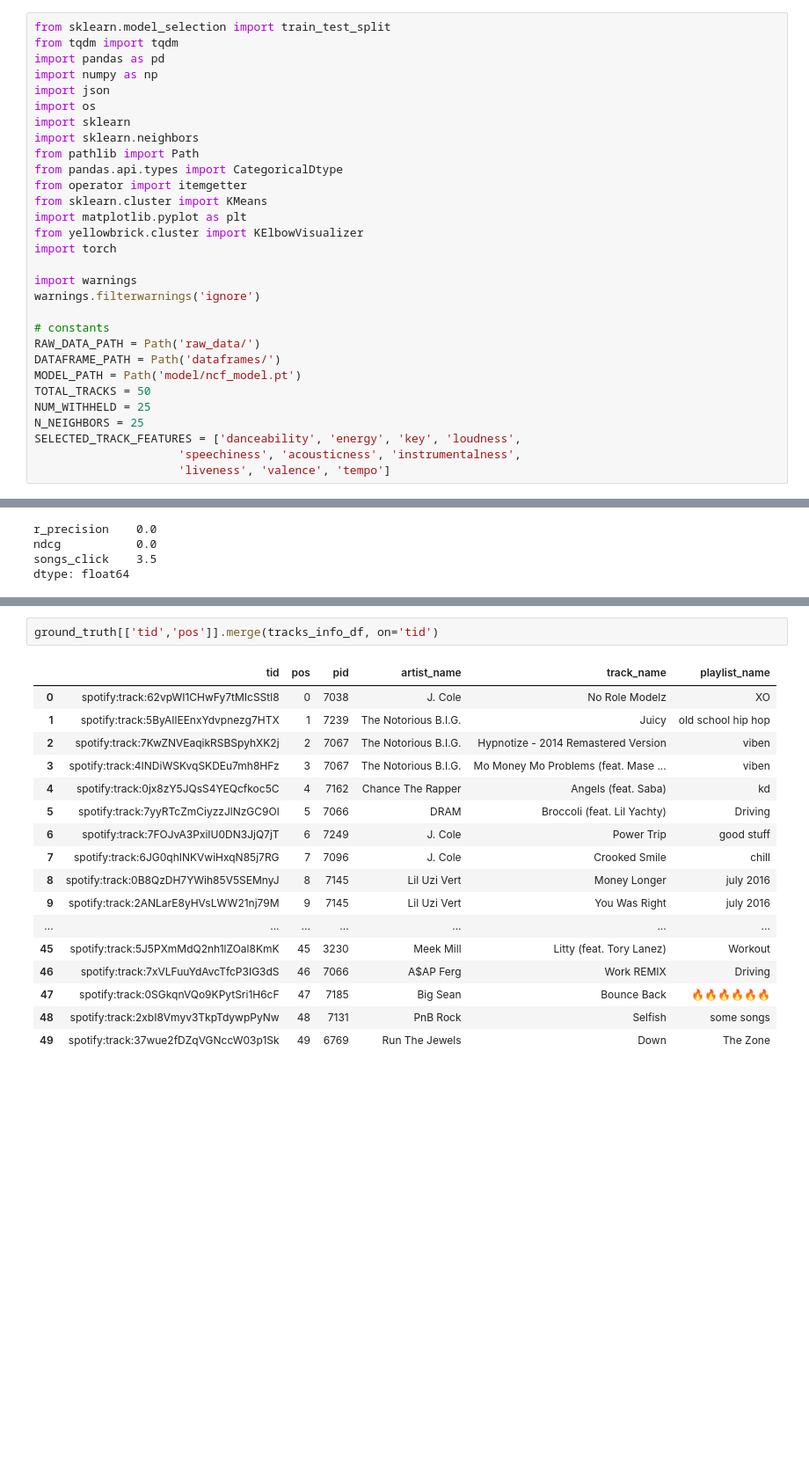
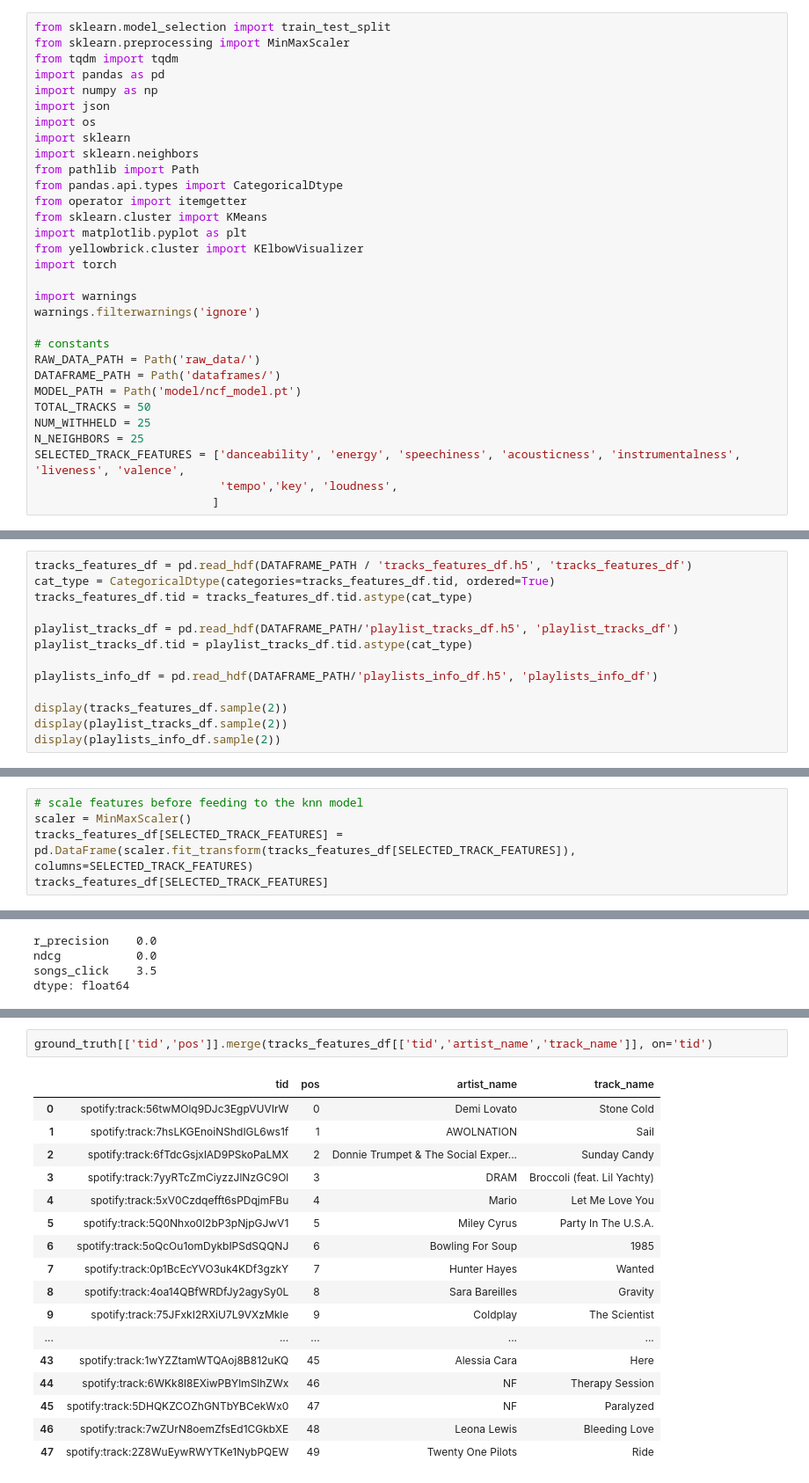
Before and after one commit to icarus08/ml-spotify-recommendations, a Jupyter notebook: knn_ncf_torch.ipynb, the cells around one changed output, grey strips where cells are left out. Shown at 88% size. Saved outputs shown, nothing was run; the diff lists cells and outputs as text; blank space fills up the shorter version.

```diff
--- a/knn_ncf_torch.ipynb
+++ b/knn_ncf_torch.ipynb
@@ -1,5 +1,6 @@
 # %%
 from sklearn.model_selection import train_test_split
+from sklearn.preprocessing import MinMaxScaler
 from tqdm import tqdm
 import pandas as pd
 import numpy as np
@@ -25,6 +26,6 @@ MODEL_PATH = Path('model/ncf_model.pt')
 TOTAL_TRACKS = 50
 NUM_WITHHELD = 25
 N_NEIGHBORS = 25
-SELECTED_TRACK_FEATURES = ['danceability', 'energy', 'key', 'loudness',
-                     'speechiness', 'acousticness', 'instrumentalness',
-                     'liveness', 'valence', 'tempo']
+SELECTED_TRACK_FEATURES = ['danceability', 'energy', 'speechiness', 'acousticness', 'instrumentalness',                     'liveness', 'valence',
+                           'tempo','key', 'loudness',
+                          ]
@@ -92,0 +32,13 @@ playlist_tracks_df
+# %%
+tracks_features_df = pd.read_hdf(DATAFRAME_PATH / 'tracks_features_df.h5', 'tracks_features_df')
+cat_type = CategoricalDtype(categories=tracks_features_df.tid, ordered=True)
+tracks_features_df.tid = tracks_features_df.tid.astype(cat_type)
+
+playlist_tracks_df = pd.read_hdf(DATAFRAME_PATH/'playlist_tracks_df.h5', 'playlist_tracks_df')
+playlist_tracks_df.tid = playlist_tracks_df.tid.astype(cat_type)
+
+playlists_info_df = pd.read_hdf(DATAFRAME_PATH/'playlists_info_df.h5', 'playlists_info_df')
+
+display(tracks_features_df.sample(2))
+display(playlist_tracks_df.sample(2))
+display(playlists_info_df.sample(2))
@@ -92,0 +55,5 @@ playlist_tracks_df
+# %%
+# scale features before feeding to the knn model
+scaler = MinMaxScaler()
+tracks_features_df[SELECTED_TRACK_FEATURES] = pd.DataFrame(scaler.fit_transform(tracks_features_df[SELECTED_TRACK_FEATURES]), columns=SELECTED_TRACK_FEATURES)
+tracks_features_df[SELECTED_TRACK_FEATURES]
@@ -505,20 +468,20 @@ test_playlist_tracks_incomplete_df.query('pid == @playlist_for_test')[['tid','po
 # %%
-ground_truth[['tid','pos']].merge(tracks_info_df, on='tid')
+ground_truth[['tid','pos']].merge(tracks_features_df[['tid','artist_name','track_name']], on='tid')
 # %% [output]
-|  | tid | pos | pid | artist_name | track_name | playlist_name |
-| 0 | spotify:track:62vpWI1CHwFy7tMIcSStl8 | 0 | 7038 | J. Cole | No Role Modelz | XO |
-| 1 | spotify:track:5ByAIlEEnxYdvpnezg7HTX | 1 | 7239 | The Notorious B.I.G. | Juicy | old school hip hop |
-| 2 | spotify:track:7KwZNVEaqikRSBSpyhXK2j | 2 | 7067 | The Notorious B.I.G. | Hypnotize - 2014 Remastered Version | viben |
-| 3 | spotify:track:4INDiWSKvqSKDEu7mh8HFz | 3 | 7067 | The Notorious B.I.G. | Mo Money Mo Problems (feat. Mase ... | viben |
-| 4 | spotify:track:0jx8zY5JQsS4YEQcfkoc5C | 4 | 7162 | Chance The Rapper | Angels (feat. Saba) | kd |
-| 5 | spotify:track:7yyRTcZmCiyzzJlNzGC9Ol | 5 | 7066 | DRAM | Broccoli (feat. Lil Yachty) | Driving |
-| 6 | spotify:track:7FOJvA3PxiIU0DN3JjQ7jT | 6 | 7249 | J. Cole | Power Trip | good stuff |
-| 7 | spotify:track:6JG0qhINKVwiHxqN85j7RG | 7 | 7096 | J. Cole | Crooked Smile | chill |
-| 8 | spotify:track:0B8QzDH7YWih85V5SEMnyJ | 8 | 7145 | Lil Uzi Vert | Money Longer | july 2016 |
-| 9 | spotify:track:2ANLarE8yHVsLWW21nj79M | 9 | 7145 | Lil Uzi Vert | You Was Right | july 2016 |
-| ... | ... | ... | ... | ... | ... | ... |
-| 45 | spotify:track:5J5PXmMdQ2nh1lZOal8KmK | 45 | 3230 | Meek Mill | Litty (feat. Tory Lanez) | Workout |
-| 46 | spotify:track:7xVLFuuYdAvcTfcP3IG3dS | 46 | 7066 | A$AP Ferg | Work REMIX | Driving |
-| 47 | spotify:track:0SGkqnVQo9KPytSri1H6cF | 47 | 7185 | Big Sean | Bounce Back | 🔥🔥🔥🔥🔥🔥 |
-| 48 | spotify:track:2xbI8Vmyv3TkpTdywpPyNw | 48 | 7131 | PnB Rock | Selfish | some songs |
-| 49 | spotify:track:37wue2fDZqVGNccW03p1Sk | 49 | 6769 | Run The Jewels | Down | The Zone |
+|  | tid | pos | artist_name | track_name |
+| 0 | spotify:track:56twMOlq9DJc3EgpVUVIrW | 0 | Demi Lovato | Stone Cold |
+| 1 | spotify:track:7hsLKGEnoiNShdIGL6ws1f | 1 | AWOLNATION | Sail |
+| 2 | spotify:track:6fTdcGsjxlAD9PSkoPaLMX | 2 | Donnie Trumpet & The Social Exper... | Sunday Candy |
+| 3 | spotify:track:7yyRTcZmCiyzzJlNzGC9Ol | 3 | DRAM | Broccoli (feat. Lil Yachty) |
+| 4 | spotify:track:5xV0Czdqefft6sPDqjmFBu | 4 | Mario | Let Me Love You |
+| 5 | spotify:track:5Q0Nhxo0l2bP3pNjpGJwV1 | 5 | Miley Cyrus | Party In The U.S.A. |
+| 6 | spotify:track:5oQcOu1omDykbIPSdSQQNJ | 6 | Bowling For Soup | 1985 |
+| 7 | spotify:track:0p1BcEcYVO3uk4KDf3gzkY | 7 | Hunter Hayes | Wanted |
+| 8 | spotify:track:4oa14QBfWRDfJy2agySy0L | 8 | Sara Bareilles | Gravity |
+| 9 | spotify:track:75JFxkI2RXiU7L9VXzMkle | 9 | Coldplay | The Scientist |
+| ... | ... | ... | ... | ... |
+| 43 | spotify:track:1wYZZtamWTQAoj8B812uKQ | 45 | Alessia Cara | Here |
+| 44 | spotify:track:6WKk8l8EXiwPBYlmSlhZWx | 46 | NF | Therapy Session |
+| 45 | spotify:track:5DHQKZCOZhGNTbYBCekWx0 | 47 | NF | Paralyzed |
+| 46 | spotify:track:7wZUrN8oemZfsEd1CGkbXE | 48 | Leona Lewis | Bleeding Love |
+| 47 | spotify:track:2Z8WuEywRWYTKe1NybPQEW | 49 | Twenty One Pilots | Ride |
```
Also changed, not shown: parts of 19 cells of this notebook.
